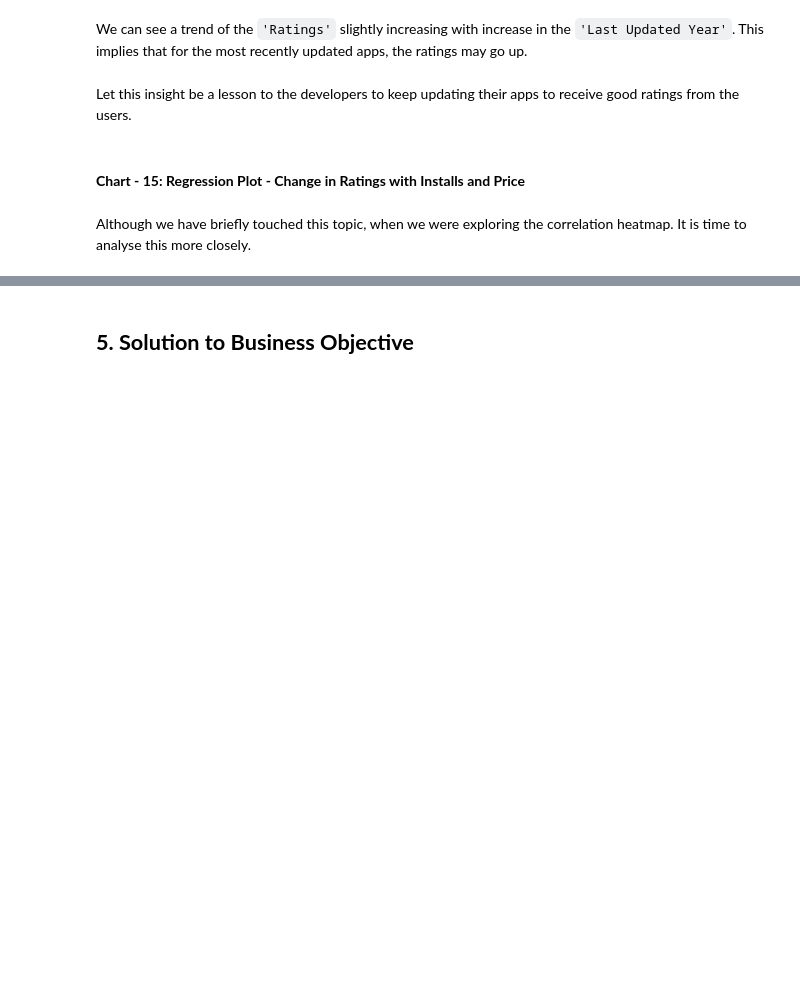
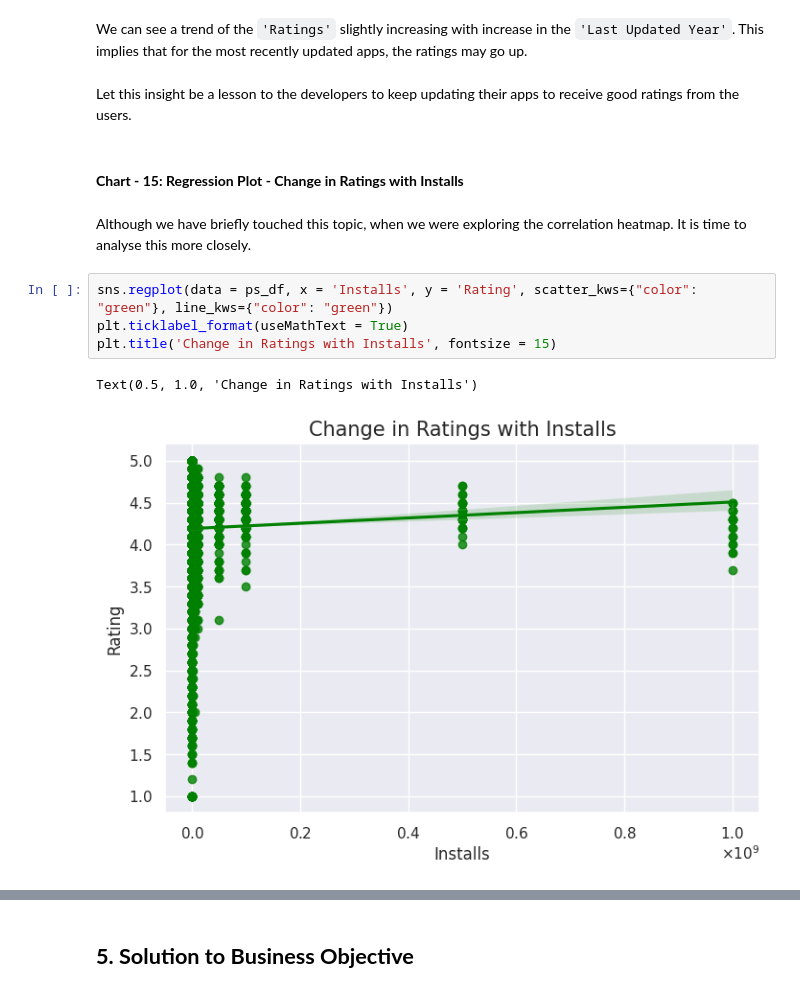
Before and after one commit to dipankarsahu1000/Play-Store-App-Review-Analysis, a Jupyter notebook: Play_Store_App_Review_Analysis.ipynb, the cells around one changed output, grey strips where cells are left out. Cells and saved outputs as stored; diff of their text form; blank space fills up the shorter version.

```diff
--- a/Play_Store_App_Review_Analysis.ipynb
+++ b/Play_Store_App_Review_Analysis.ipynb
@@ -1346,6 +1349,13 @@ We can see a trend of the `'Ratings'` slightly increasing with increase in the `
 # %% [markdown]
 Let this insight be a lesson to the developers to keep updating their apps to receive good ratings from the users.
 # %% [markdown]
-#### **Chart - 15: Regression Plot - Change in Ratings with Installs and Price**
+#### **Chart - 15: Regression Plot - Change in Ratings with Installs**
 # %% [markdown]
 Although we have briefly touched this topic, when we were exploring the correlation heatmap. It is time to analyse this more closely.
+# %%
+sns.regplot(data = ps_df, x = 'Installs', y = 'Rating', scatter_kws={"color": "green"}, line_kws={"color": "green"})
+plt.ticklabel_format(useMathText = True)
+plt.title('Change in Ratings with Installs', fontsize = 15)
+# %% [output]
+Text(0.5, 1.0, 'Change in Ratings with Installs')
+[figure, added]
```
Also changed, not shown: parts of 49 cells of this notebook.
